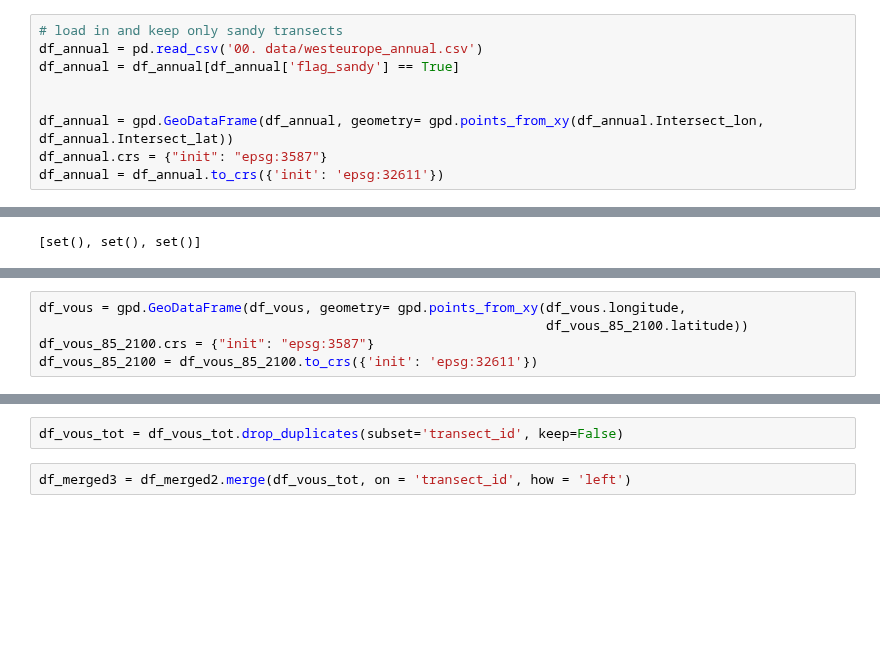
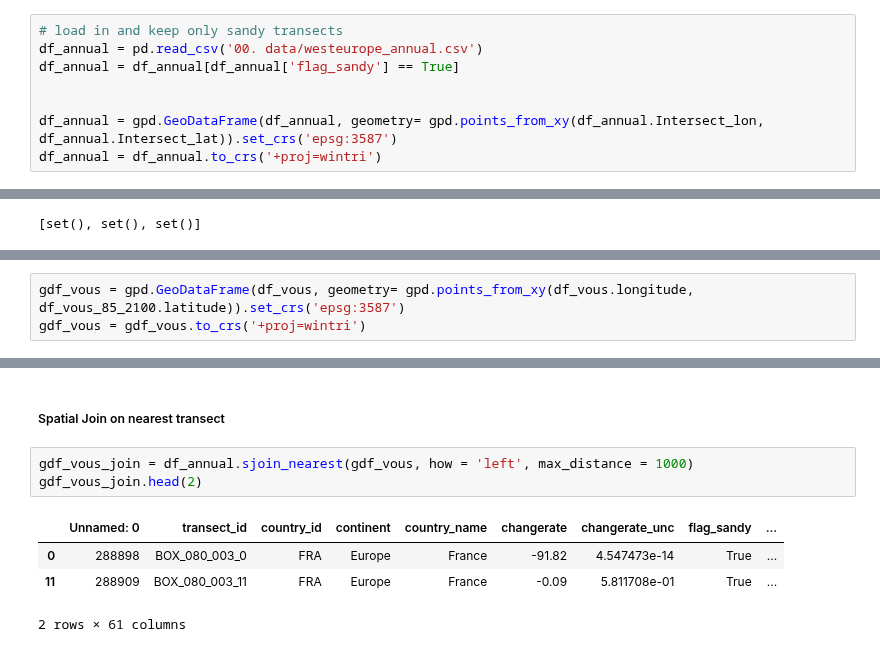
Before and after one commit to openearth/global-coastal-atlas, a Jupyter notebook: notebooks/04. SM_futureproj.ipynb, the cells around one changed output, grey strips where cells are left out. Saved outputs shown, nothing was run; the diff lists cells and outputs as text; blank space fills up the shorter version.

```diff
--- a/notebooks/04. SM_futureproj.ipynb
+++ b/notebooks/04. SM_futureproj.ipynb
@@ -9,9 +11,8 @@ df_annual = pd.read_csv('00. data/westeurope_annual.csv')
 df_annual = df_annual[df_annual['flag_sandy'] == True]
 
 
-df_annual = gpd.GeoDataFrame(df_annual, geometry= gpd.points_from_xy(df_annual.Intersect_lon, df_annual.Intersect_lat))
-df_annual.crs = {"init": "epsg:3587"}
-df_annual = df_annual.to_crs({'init': 'epsg:32611'})
+df_annual = gpd.GeoDataFrame(df_annual, geometry= gpd.points_from_xy(df_annual.Intersect_lon, df_annual.Intersect_lat)).set_crs('epsg:3587')
+df_annual = df_annual.to_crs('+proj=wintri')
 # %% [markdown]
 #### GHG emmisions (Vousdoukas, 2021)
 # %%
@@ -82,5 +66,3 @@ print(len(df_vous_45_2050), len(df_vous))
 # %%
-df_vous = gpd.GeoDataFrame(df_vous, geometry= gpd.points_from_xy(df_vous.longitude,
-                                                                 df_vous_85_2100.latitude))
-df_vous_85_2100.crs = {"init": "epsg:3587"}
-df_vous_85_2100 = df_vous_85_2100.to_crs({'init': 'epsg:32611'})
+gdf_vous = gpd.GeoDataFrame(df_vous, geometry= gpd.points_from_xy(df_vous.longitude, df_vous_85_2100.latitude)).set_crs('epsg:3587')
+gdf_vous = gdf_vous.to_crs('+proj=wintri')
@@ -103,4 +69,10 @@ df_vous[duplicates]
-# %%
-df_vous_tot = df_vous_tot.drop_duplicates(subset='transect_id', keep=False)
-# %%
-df_merged3 = df_merged2.merge(df_vous_tot, on = 'transect_id', how = 'left')
+# %% [markdown]
+##### Spatial Join on nearest transect
+# %%
+gdf_vous_join = df_annual.sjoin_nearest(gdf_vous, how = 'left', max_distance = 1000)
+gdf_vous_join.head(2)
+# %% [output]
+|  | Unnamed: 0 | transect_id | country_id | continent | country_name | changerate | changerate_unc | flag_sandy | ... |
+| 0 | 288898 | BOX_080_003_0 | FRA | Europe | France | -91.82 | 4.547473e-14 | True | ... |
+| 11 | 288909 | BOX_080_003_11 | FRA | Europe | France | -0.09 | 5.811708e-01 | True | ... |
+2 rows × 61 columns
```
Also changed, not shown: parts of 9 cells of this notebook, 1 other file.
